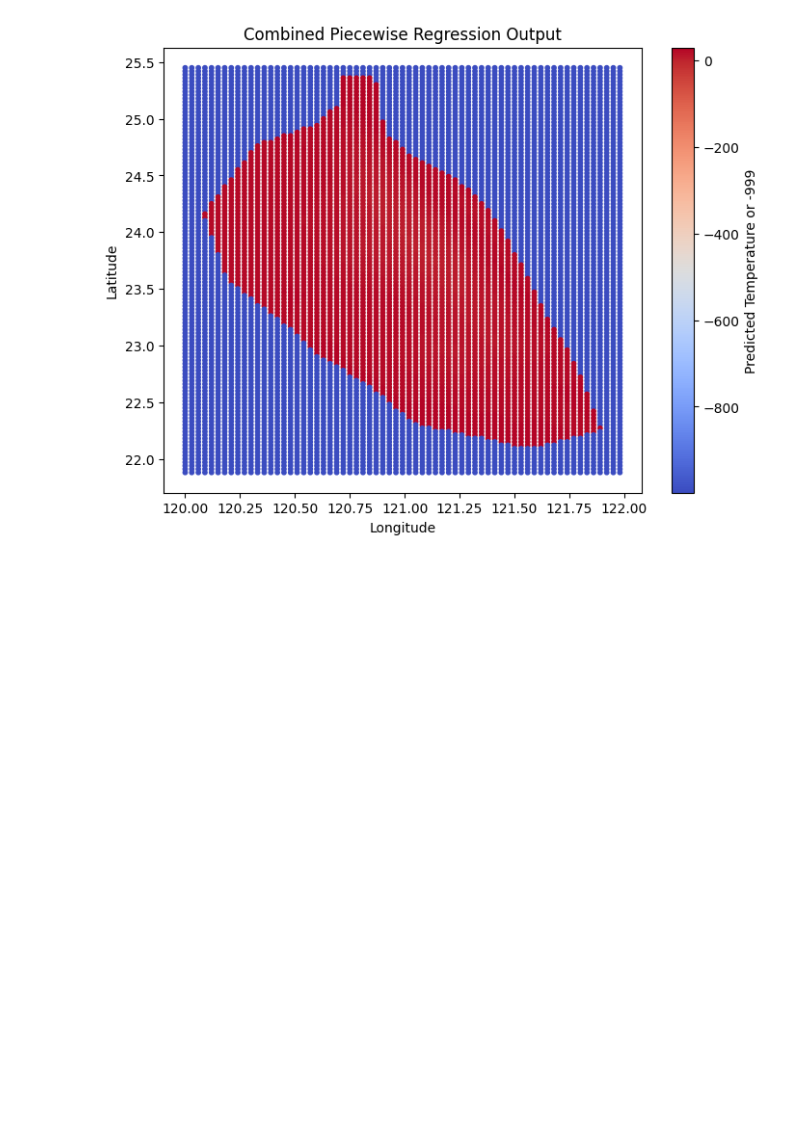
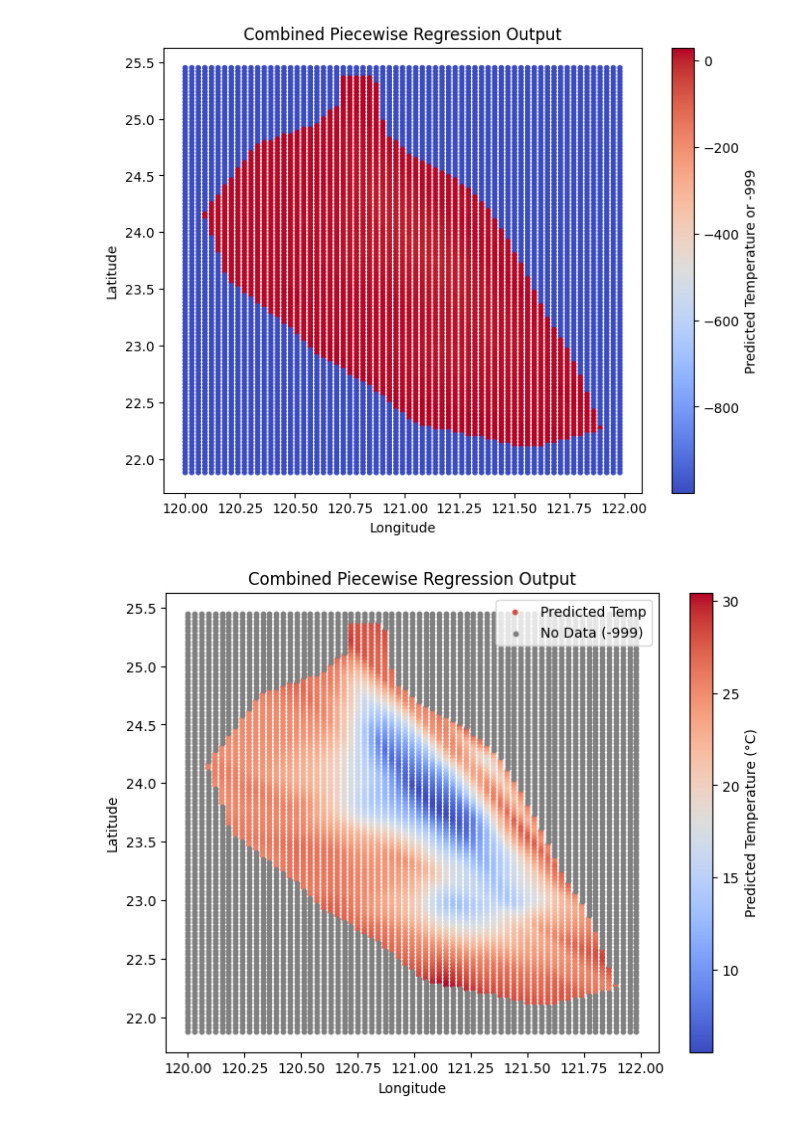
Before and after one commit to 0u88/2025_machine_learning, a Jupyter notebook: Week_6/code/combined.ipynb, the cells around one changed output. Drawn from its saved outputs; the diff is of its cells as text; code cells hidden in the pictures; blank space fills up the shorter version.

```diff
--- a/Week_6/code/combined.ipynb
+++ b/Week_6/code/combined.ipynb
@@ -118,3 +118,30 @@ plt.title("Combined Piecewise Regression Output")
 plt.show()
 # %% [output]
 [figure]
+# %%
+import numpy as np
+import matplotlib.pyplot as plt
+
+# 分開有效與無效點
+valid_mask = y_combined != -999
+invalid_mask = y_combined == -999
+
+# 畫圖
+plt.figure(figsize=(8, 6))
+
+# 畫有效點（有溫度的點）
+sc = plt.scatter(results[valid_mask, 0], results[valid_mask, 1],
+                 c=y_combined[valid_mask], cmap='coolwarm', s=10, label="Predicted Temp")
+
+# 畫無效點（預測不到的區域）
+plt.scatter(results[invalid_mask, 0], results[invalid_mask, 1],
+            color='gray', s=10, label="No Data (-999)")
+
+plt.colorbar(sc, label="Predicted Temperature (°C)")
+plt.xlabel("Longitude")
+plt.ylabel("Latitude")
+plt.title("Combined Piecewise Regression Output")
+plt.legend()
+plt.show()
+# %% [output]
+[figure, added]
```
Also changed, not shown: 2 other files.
